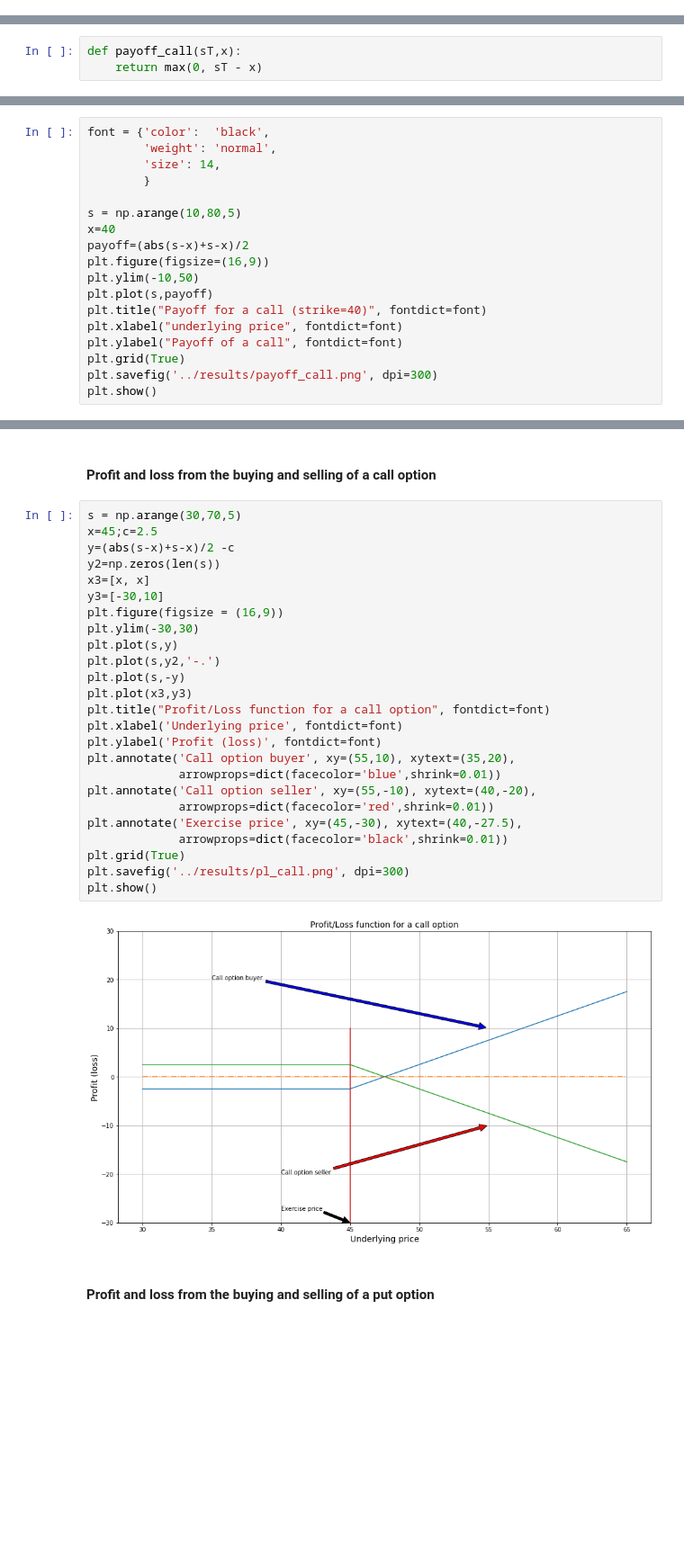
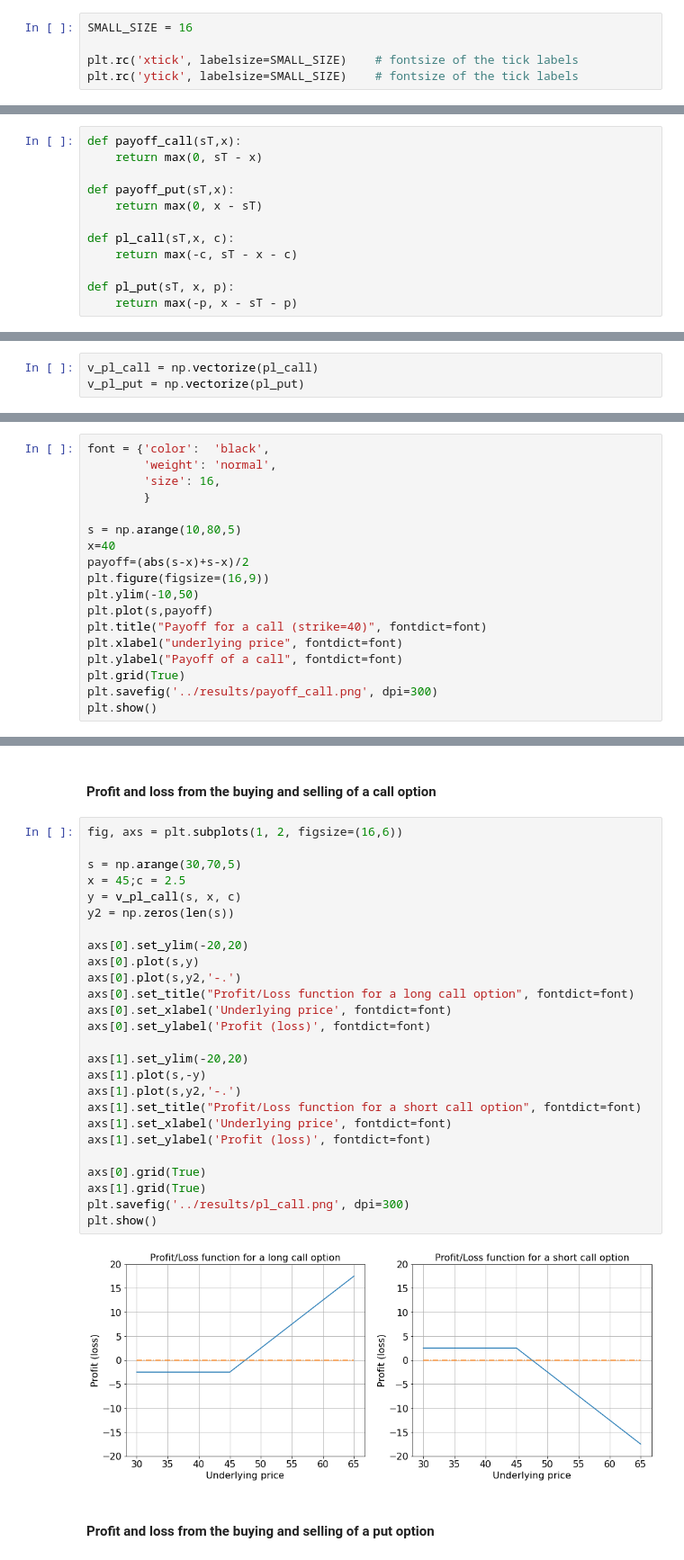
Before and after one commit to paolodelia99/thesis-option-pricing-with-deep-learning, a Jupyter notebook: notebooks/Options.ipynb, the cells around one changed output, grey strips where cells are left out. Shown at 90% size. Drawn from its saved outputs; the diff is of its cells as text; blank space fills up the shorter version.

```diff
--- a/notebooks/Options.ipynb
+++ b/notebooks/Options.ipynb
@@ -7,6 +7,11 @@ import matplotlib.pyplot as plt
 import pandas_datareader.data as web
 import pandas as pd
 import datetime as dt
+# %%
+SMALL_SIZE = 16
+
+plt.rc('xtick', labelsize=SMALL_SIZE)    # fontsize of the tick labels
+plt.rc('ytick', labelsize=SMALL_SIZE)    # fontsize of the tick labels
 # %% [markdown]
 ### Notation
 
@@ -20,3 +25,12 @@ $ payoff(put) = \max(K - S, 0)$
 # %%
 def payoff_call(sT,x):
     return max(0, sT - x)
+
+def payoff_put(sT,x):
+    return max(0, x - sT)
+
+def pl_call(sT,x, c):
+    return max(-c, sT - x - c)
+
+def pl_put(sT, x, p):
+    return max(-p, x - sT - p)
@@ -31,9 +37,12 @@ payoff_call(30,20)
+# %%
+v_pl_call = np.vectorize(pl_call)
+v_pl_put = np.vectorize(pl_put)
 # %% [markdown]
 Grafico dei payoff
 # %%
 font = {'color':  'black',
         'weight': 'normal',
-        'size': 14,
+        'size': 16,
         }
 
 s = np.arange(10,80,5)
@@ -68,31 +77,32 @@ plt.show()
 # %% [markdown]
 ####  Profit and loss from the buying and selling of a call option
 # %%
+fig, axs = plt.subplots(1, 2, figsize=(16,6))
+
 s = np.arange(30,70,5)
-x=45;c=2.5
-y=(abs(s-x)+s-x)/2 -c
-y2=np.zeros(len(s))
-x3=[x, x]
-y3=[-30,10]
-plt.figure(figsize = (16,9))
-plt.ylim(-30,30)
-plt.plot(s,y)
-plt.plot(s,y2,'-.')
-plt.plot(s,-y)
-plt.plot(x3,y3)
-plt.title("Profit/Loss function for a call option", fontdict=font)
-plt.xlabel('Underlying price', fontdict=font)
-plt.ylabel('Profit (loss)', fontdict=font)
-plt.annotate('Call option buyer', xy=(55,10), xytext=(35,20),
-             arrowprops=dict(facecolor='blue',shrink=0.01))
-plt.annotate('Call option seller', xy=(55,-10), xytext=(40,-20),
-             arrowprops=dict(facecolor='red',shrink=0.01))
-plt.annotate('Exercise price', xy=(45,-30), xytext=(40,-27.5),
-             arrowprops=dict(facecolor='black',shrink=0.01))
-plt.grid(True)
+x = 45;c = 2.5
+y = v_pl_call(s, x, c)
+y2 = np.zeros(len(s))
+
+axs[0].set_ylim(-20,20)
+axs[0].plot(s,y)
+axs[0].plot(s,y2,'-.')
+axs[0].set_title("Profit/Loss function for a long call option", fontdict=font)
+axs[0].set_xlabel('Underlying price', fontdict=font)
+axs[0].set_ylabel('Profit (loss)', fontdict=font)
+
+axs[1].set_ylim(-20,20)
+axs[1].plot(s,-y)
+axs[1].plot(s,y2,'-.')
+axs[1].set_title("Profit/Loss function for a short call option", fontdict=font)
+axs[1].set_xlabel('Underlying price', fontdict=font)
+axs[1].set_ylabel('Profit (loss)', fontdict=font)
+
+axs[0].grid(True)
+axs[1].grid(True)
 plt.savefig('../results/pl_call.png', dpi=300)
 plt.show()
 # %% [output]
-[figure, old version]
+[figure, new version]
 # %% [markdown]
 ####  Profit and loss from the buying and selling of a put option
```
Also changed, not shown: parts of 6 cells of this notebook, 2 other files.
